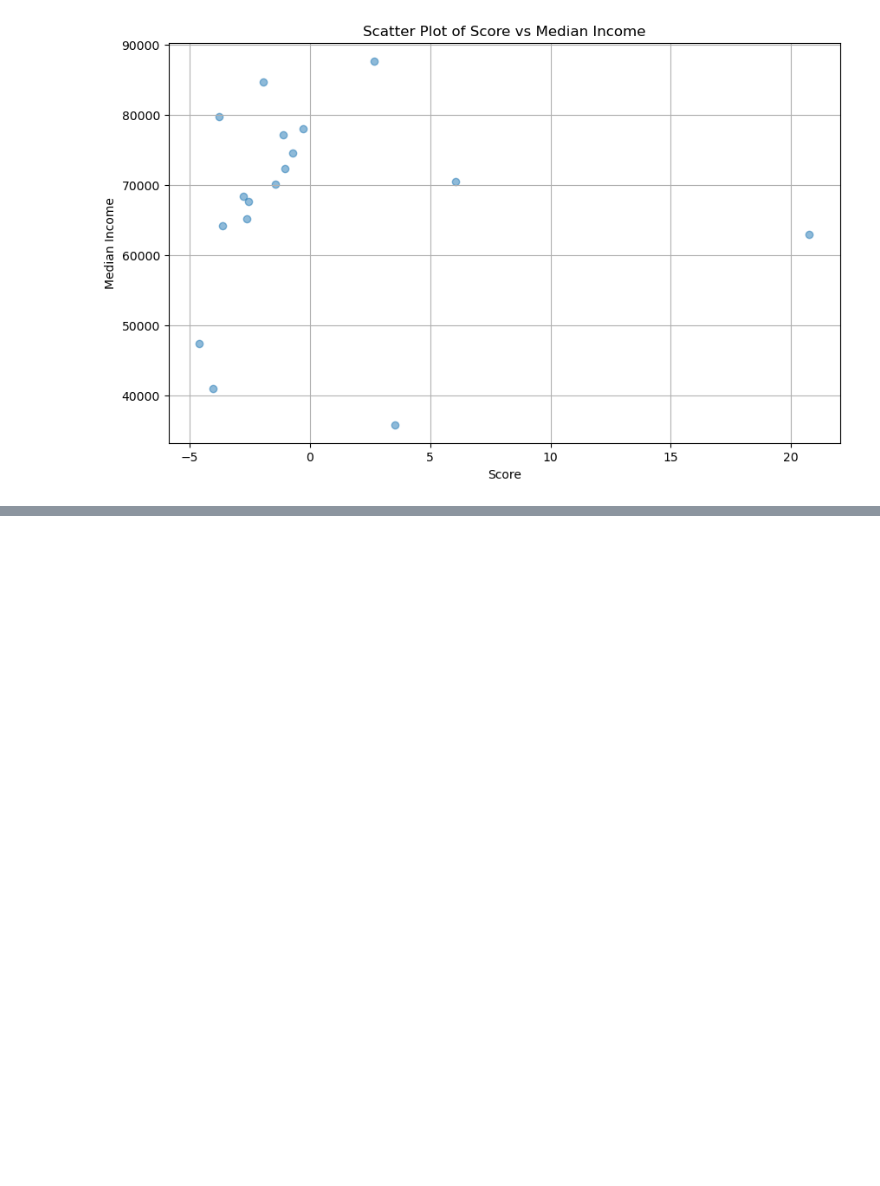
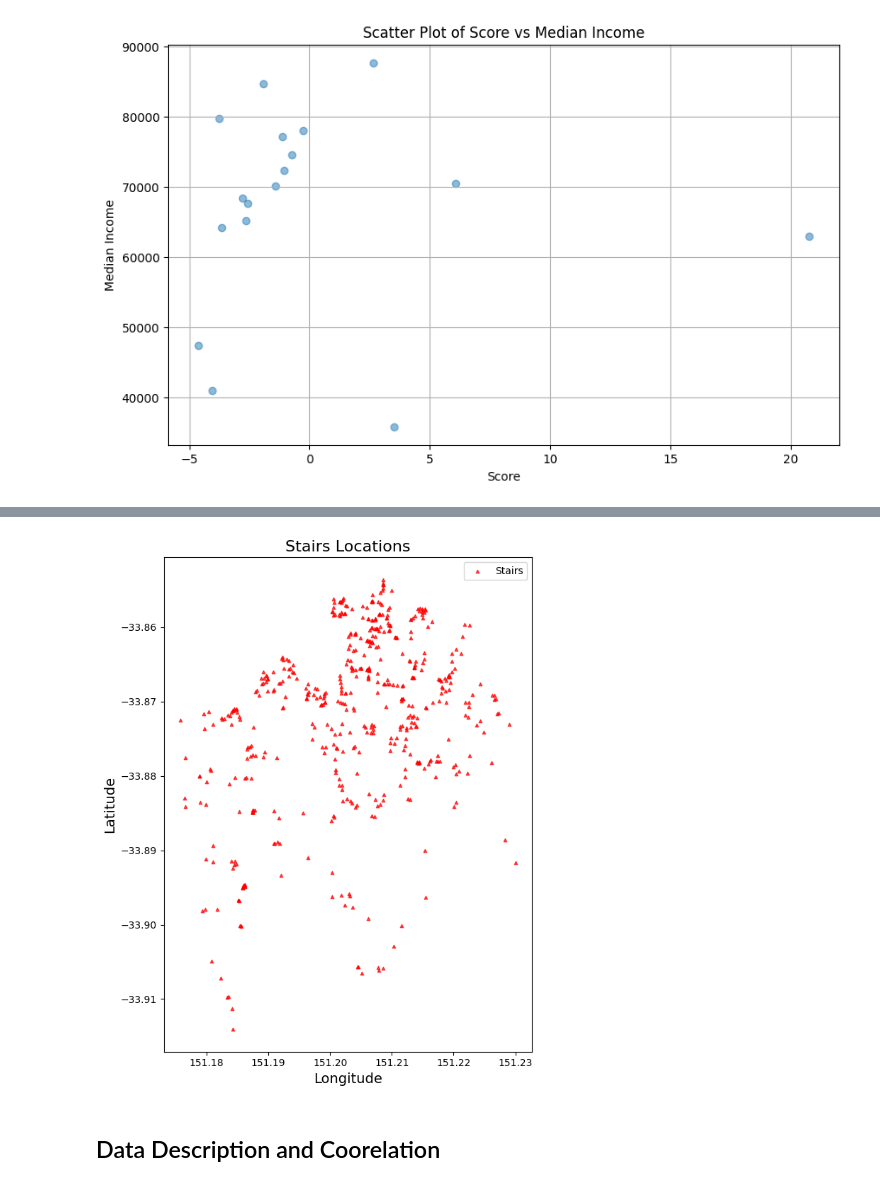
Before and after one commit to Ayush-Singh-31/Sydney-PostgresAnalysis, a Jupyter notebook: Report.ipynb, the cells around one changed output, grey strips where cells are left out. Saved outputs shown, nothing was run; the diff lists cells and outputs as text; code cells hidden in the pictures; blank space fills up the shorter version.

```diff
--- a/Report.ipynb
+++ b/Report.ipynb
@@ -1061,0 +1086,14 @@ plt.show()
+# %%
+stairs_df = gpd.read_postgis("SELECT * FROM stairs", conn, geom_col='Geometry')
+fig, ax = plt.subplots(figsize=(12, 8))
+stairs_df.plot(ax=ax, markersize=10, color='red', marker='^', alpha=0.7, label='Stairs')
+plt.title('Stairs Locations', fontsize=16)
+plt.xlabel('Longitude', fontsize=14)
+plt.ylabel('Latitude', fontsize=14)
+plt.legend()
+plt.tight_layout()
+plt.show()
+# %% [output]
+[figure, added]
+# %% [markdown]
+## Data Description and Coorelation
```
Also changed, not shown: parts of 9 cells of this notebook, 15 other files.
